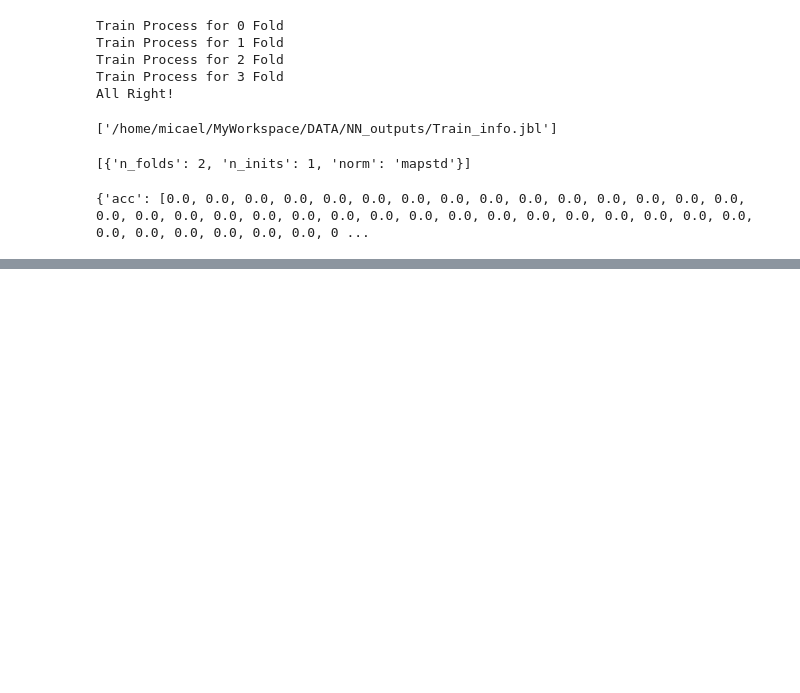
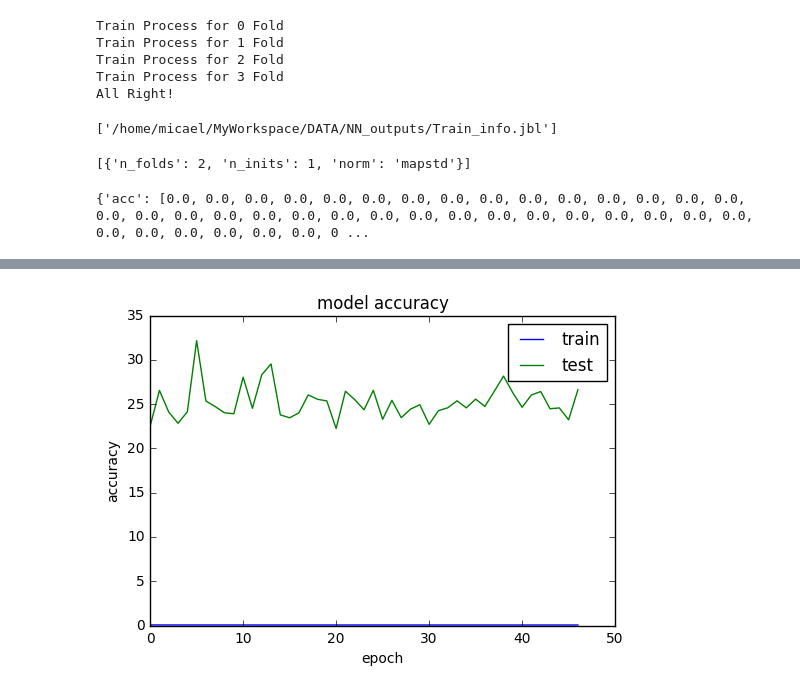
Before and after one commit to micaelverissimo/PtRelAnalysis, a Jupyter notebook: NeuralAnalysis.ipynb, the cells around one changed output, grey strips where cells are left out. Drawn from its saved outputs; the diff is of its cells as text; code cells hidden in the pictures; blank space fills up the shorter version.

```diff
--- a/NeuralAnalysis.ipynb
+++ b/NeuralAnalysis.ipynb
@@ -182,0 +196,10 @@ print(init_trn_desc.history)
+# %%
+plt.plot(init_trn_desc.history['loss'])
+plt.plot(init_trn_desc.history['val_loss'])
+plt.title('model accuracy')
+plt.ylabel('accuracy')
+plt.xlabel('epoch')
+plt.legend(['train', 'test'], loc='upper right')
+plt.show()
+# %% [output]
+[figure, added]
```
Also changed, not shown: parts of 1 cell of this notebook.
